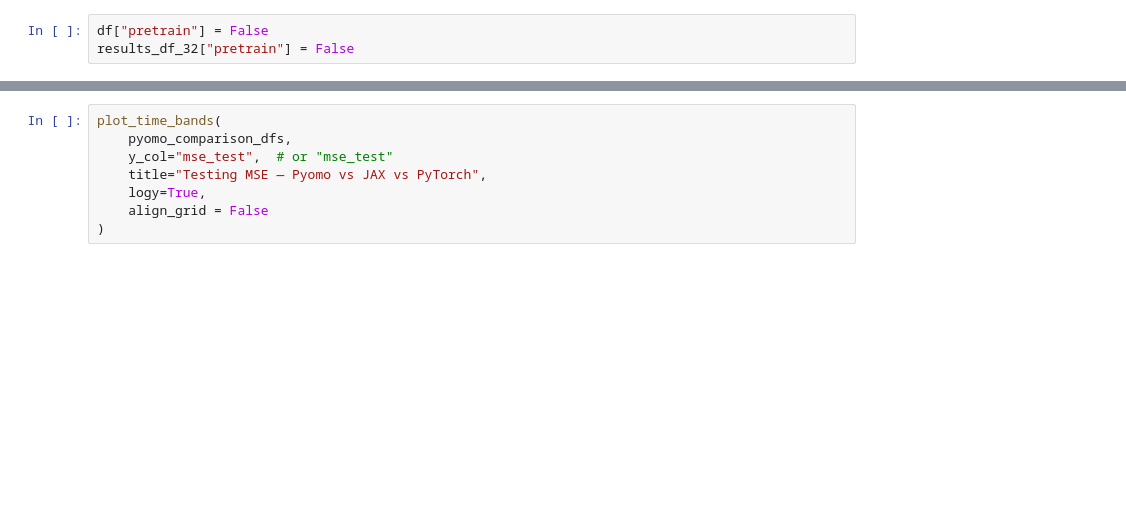
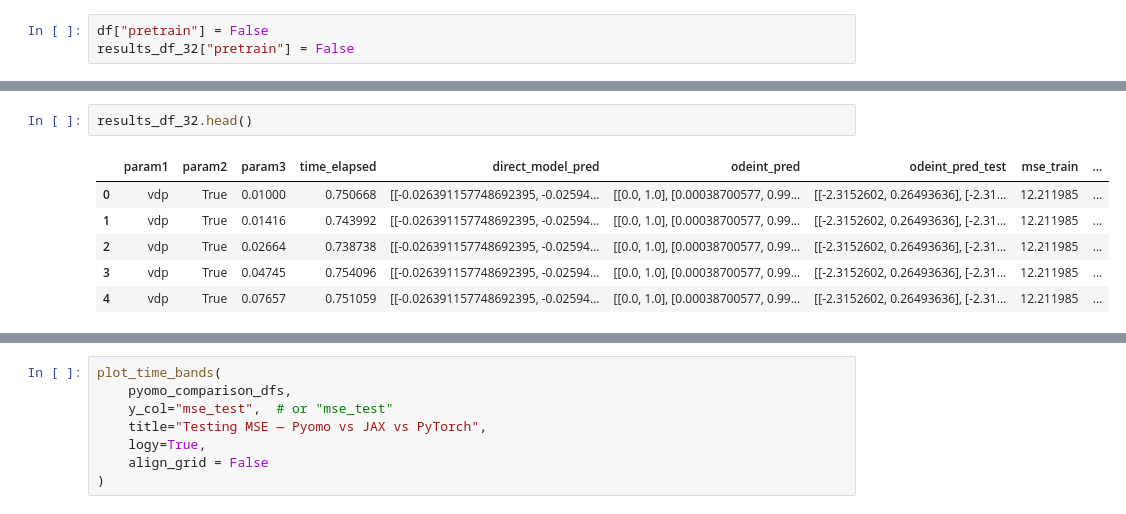
Before and after one commit to mariashapo/NODE, a Jupyter notebook: src/analysis/synthetic/training_conv_vdp_admm.ipynb, the cells around one changed output, grey strips where cells are left out. Cells and saved outputs as stored; diff of their text form; blank space fills up the shorter version.

```diff
--- a/src/analysis/synthetic/training_conv_vdp_admm.ipynb
+++ b/src/analysis/synthetic/training_conv_vdp_admm.ipynb
@@ -68,0 +58,9 @@ plot_time_bands(
+# %%
+results_df_32.head()
+# %% [output]
+|  | param1 | param2 | param3 | time_elapsed | direct_model_pred | odeint_pred | odeint_pred_test | mse_train | ... |
+| 0 | vdp | True | 0.01000 | 0.750668 | [[-0.026391157748692395, -0.02594... | [[0.0, 1.0], [0.00038700577, 0.99... | [[-2.3152602, 0.26493636], [-2.31... | 12.211985 | ... |
+| 1 | vdp | True | 0.01416 | 0.743992 | [[-0.026391157748692395, -0.02594... | [[0.0, 1.0], [0.00038700577, 0.99... | [[-2.3152602, 0.26493636], [-2.31... | 12.211985 | ... |
+| 2 | vdp | True | 0.02664 | 0.738738 | [[-0.026391157748692395, -0.02594... | [[0.0, 1.0], [0.00038700577, 0.99... | [[-2.3152602, 0.26493636], [-2.31... | 12.211985 | ... |
+| 3 | vdp | True | 0.04745 | 0.754096 | [[-0.026391157748692395, -0.02594... | [[0.0, 1.0], [0.00038700577, 0.99... | [[-2.3152602, 0.26493636], [-2.31... | 12.211985 | ... |
+| 4 | vdp | True | 0.07657 | 0.751059 | [[-0.026391157748692395, -0.02594... | [[0.0, 1.0], [0.00038700577, 0.99... | [[-2.3152602, 0.26493636], [-2.31... | 12.211985 | ... |
```
Also changed, not shown: parts of 5 cells of this notebook, 12 other files.
